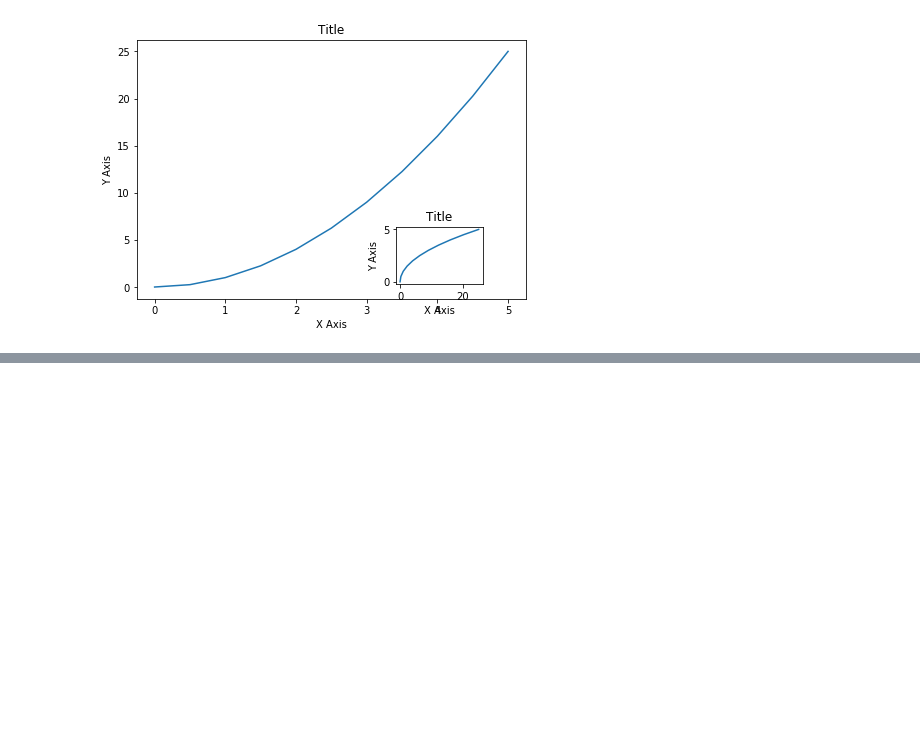
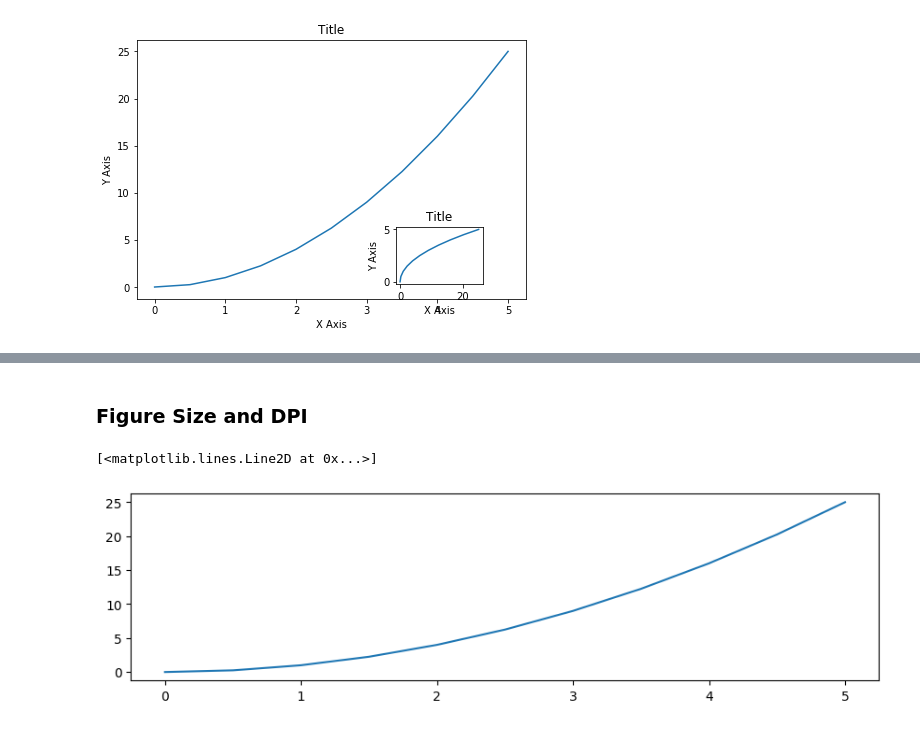
Before and after one commit to prashantfb65/code_practise, a Jupyter notebook: machine_learning/python_matplotlib_12102019.ipynb, the cells around one changed output, grey strips where cells are left out. Drawn from its saved outputs; the diff is of its cells as text; code cells hidden in the pictures; blank space fills up the shorter version.

```diff
--- a/machine_learning/python_matplotlib_12102019.ipynb
+++ b/machine_learning/python_matplotlib_12102019.ipynb
@@ -67,0 +81,11 @@ Text(0.5, 1.0, 'Title')
+# %% [markdown]
+### Figure Size and DPI
+# %%
+fig = plt.figure(figsize=(8, 2), dpi=100) # in figsize you pass a tuple to specify height and width; dpi is dots per pixel
+
+ax = fig.add_axes([0, 0, 1, 1])
+
+ax.plot(x, y)
+# %% [output]
+[<matplotlib.lines.Line2D at 0x...>]
+[figure, added]
```
Also changed, not shown: parts of 2 cells of this notebook, 1 other file.
